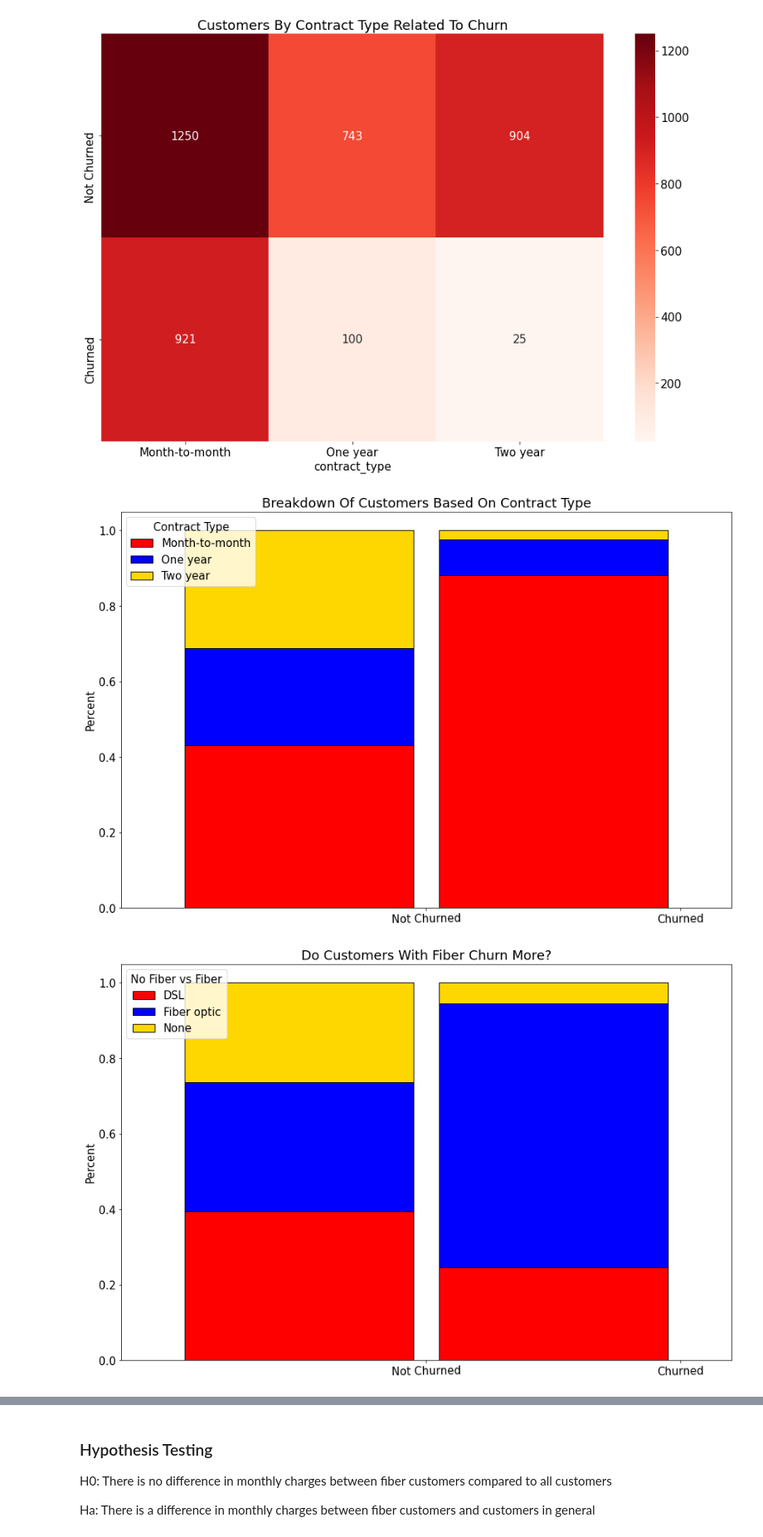
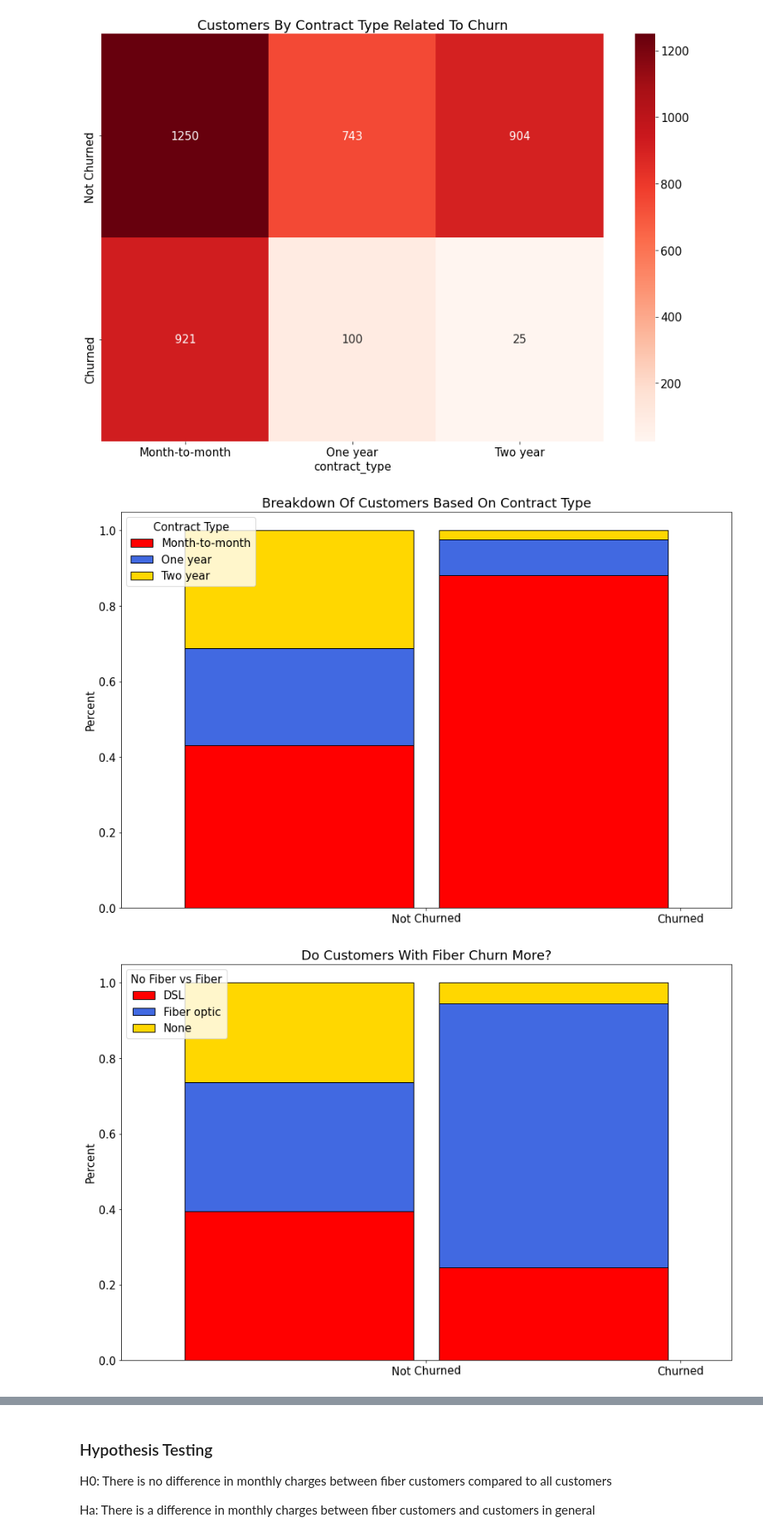
Before and after one commit to AAranda10/classification_project, a Jupyter notebook: Model.ipynb, the cells around one changed output, grey strips where cells are left out. Shown at 83% size. Saved outputs shown, nothing was run; the diff lists cells and outputs as text; code cells hidden in the pictures.

```diff
--- a/Model.ipynb
+++ b/Model.ipynb
@@ -149,7 +149,7 @@ Text(109.0, 0.5, '')
 (train.groupby('has_churned')['contract_type'].apply(lambda vcounts: vcounts.value_counts(normalize=True)).unstack()
     .plot.bar(stacked=True,
               width=.9,
-              color=['red', 'blue', 'gold'],
+              color=['red', 'royalblue', 'gold'],
               ec='black'))
 
 plt.title('Breakdown Of Customers Based On Contract Type')
@@ -163,28 +163,28 @@ plt.legend(title='Contract Type')
 
 plt.show()
 # %% [output]
-[figure, old version]
+[figure, new version]
 # %%
 #Then I wanted to see churn based on internet type since most of the churn was coming from internet customers
 #In this chart I found that fiber is the more predominant churned customer compared to the population
 (train.groupby('has_churned')['internet_service_type'].apply(lambda vcounts: vcounts.value_counts(normalize=True)).unstack()
     .plot.bar(stacked=True,
               width=.9,
-              color=['red', 'blue', 'gold'],
+              color=['red', 'royalblue', 'gold'],
               ec='black'))
 
 plt.title('Do Customers With Fiber Churn More?')
 
 plt.xticks(rotation= 1)
 plt.xticks(locs, ('Not Churned', 'Churned'))
 plt.xlabel('')
 plt.ylabel('Percent')
 
 plt.legend(title='No Fiber vs Fiber')
 
 plt.show()
 # %% [output]
-[figure, old version]
+[figure, new version]
 # %%
 #Here I wanted to compare fiber and dsl churn so I created heatmaps to compare the two together
 #Month to Month Fiber customers had the most churn and beat dsl by over 20 percent
```
Also changed, not shown: parts of 1 cell of this notebook.
